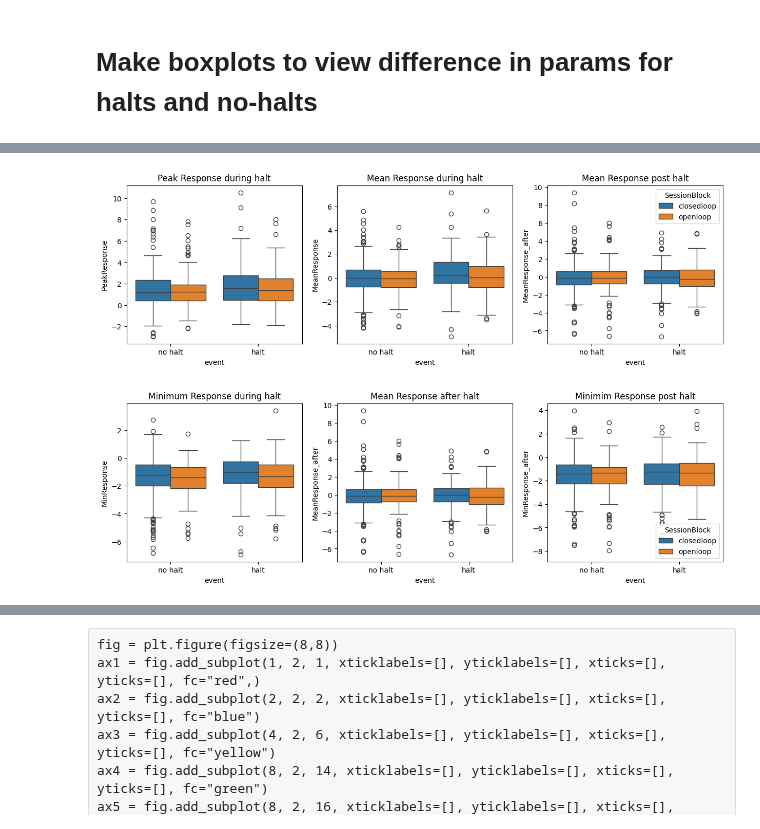
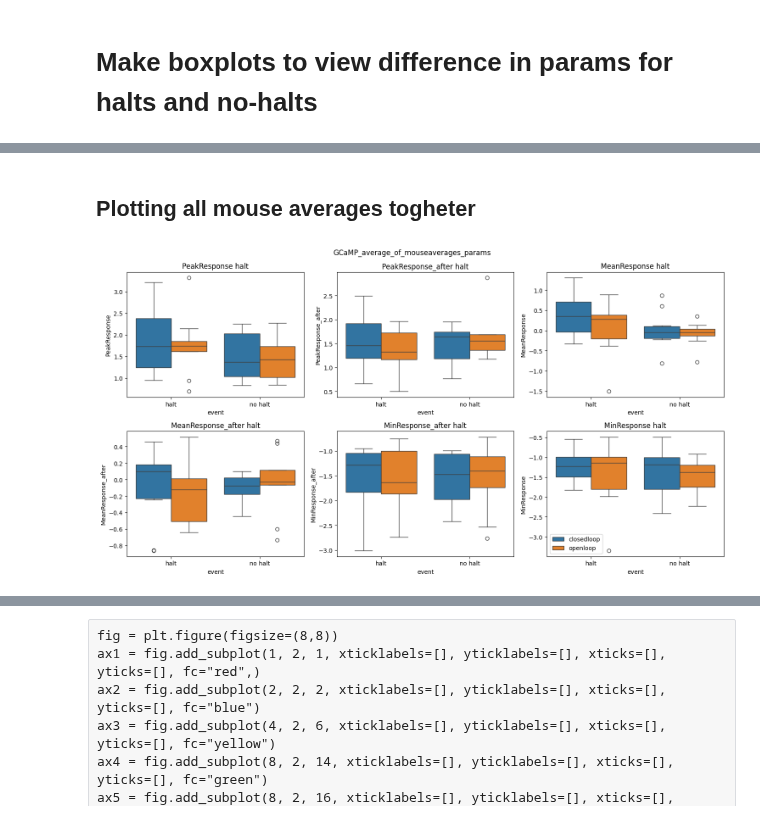
Before and after one commit to ikharitonov/vestibular_vr_pipeline, a Jupyter notebook: Mismatch_analysis/Fitting_models.ipynb, the cells around one changed output, grey strips where cells are left out. Saved outputs shown, nothing was run; the diff lists cells and outputs as text; code cells hidden in the pictures.

```diff
--- a/Mismatch_analysis/Fitting_models.ipynb
+++ b/Mismatch_analysis/Fitting_models.ipynb
@@ -46,0 +101,16 @@ Nohalt_data.describe()
+# %%
+# Grouping by the condition variables and calculating the mean for each group
+mouse_means = (
+    Vars.groupby(['MouseID', 'event', 'SessionBlock', 'SessionNumber'])
+        .agg({
+            'PeakResponse': 'mean',
+            'PeakResponse_after': 'mean',
+            'MeanResponse': 'mean',
+            'MeanResponse_after': 'mean',
+            'MinResponse_after': 'mean',
+            'MinResponse': 'mean'
+        })
+        .reset_index())
+
+
+mouse_means.head()
@@ -47,36 +124,22 @@ Nohalt_data.describe()
+# %% [markdown]
+## Plotting all mouse averages togheter
 # %%
-fig, ax = plt.subplots(1,3, figsize = (15, 4))
+fig, ax = plt.subplots(2,3, figsize = (15, 8))
+ax = ax.flatten()
 
-sns.boxplot(x="event", y="PeakResponse", data=Vars, hue="SessionBlock", ax=ax[0])
-ax[0].set_title("Peak Response during halt")
-ax[0].get_legend().remove()
+i = 0
+for response_col in mouse_means:
+    if 'Response' in response_col:
 
-sns.boxplot(x="event", y="MeanResponse", data=Vars, hue="SessionBlock", ax=ax[1])
-ax[1].set_title("Mean Response during halt")
-ax[1].get_legend().remove()
+        sns.boxplot(x="event", y=response_col, data=mouse_means, hue="SessionBlock", ax=ax[i])
+        ax[i].set_title(f"{response_col} halt")
+        ax[i].get_legend().remove()
 
-sns.boxplot(x="event", y="MeanResponse_after", data=Vars, hue="SessionBlock", ax=ax[2])
-ax[2].set_title("Mean Response post halt")
+        i+=1
+plt.legend()
+fig.suptitle(f'{sensor}_average_of_mouseaverages_params')
 
-
-plt.show()
+fig.tight_layout(pad=1.08)
+fig.savefig(f'Figures/{sensor}_halt_nohalt_boxplot.png', format = 'png')
 # %% [output]
-[figure, old version]
+[figure, new version]
-# %%
-fig, ax = plt.subplots(1,3, figsize = (15, 4))
-
-sns.boxplot(x="event", y="MinResponse", data=Vars, hue="SessionBlock", ax=ax[0])
-ax[0].set_title("Minimum Response during halt")
-ax[0].get_legend().remove()
-
-sns.boxplot(x="event", y="MeanResponse_after", data=Vars, hue="SessionBlock", ax=ax[1])
-ax[1].set_title("Mean Response after halt")
-ax[1].get_legend().remove()
-
-sns.boxplot(x="event", y="MinResponse_after", data=Vars, hue="SessionBlock", ax=ax[2])
-ax[2].set_title("Minimim Response post halt")
-
-
-plt.show()
-# %% [output]
-[figure, removed]
```
Also changed, not shown: parts of 36 cells of this notebook, 1 other file.
